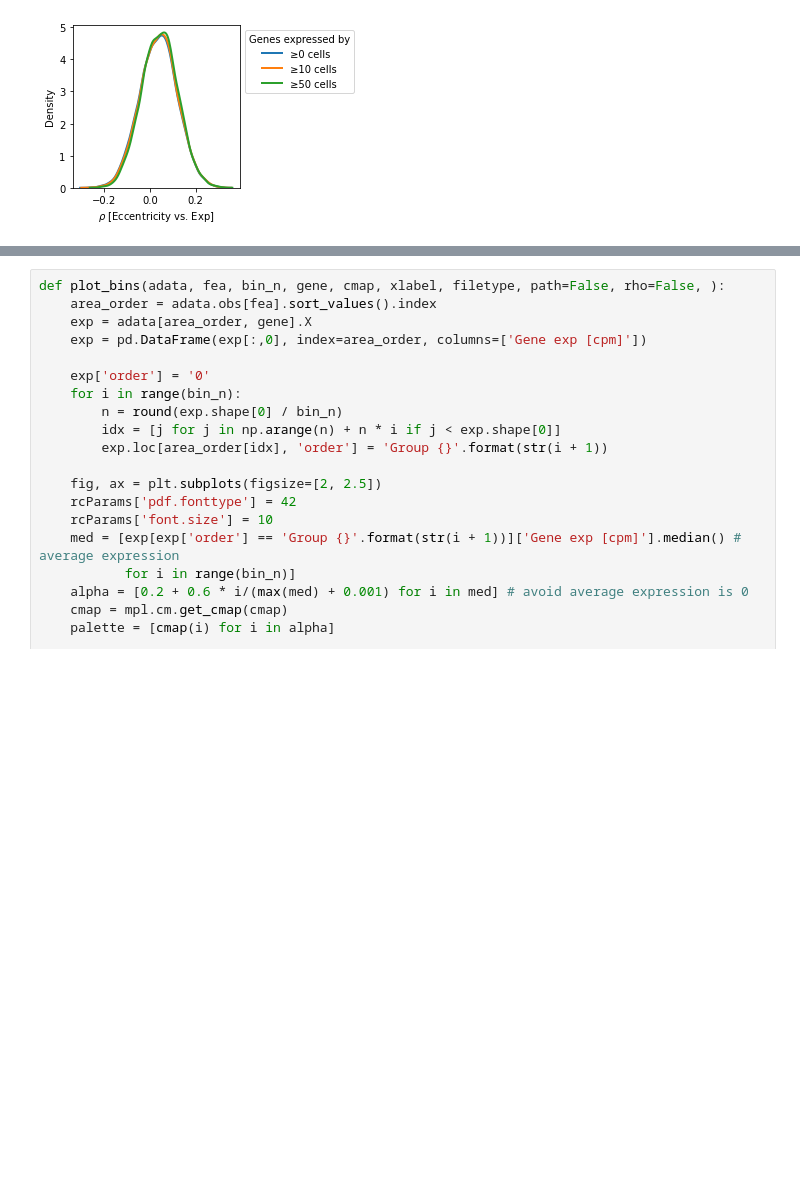
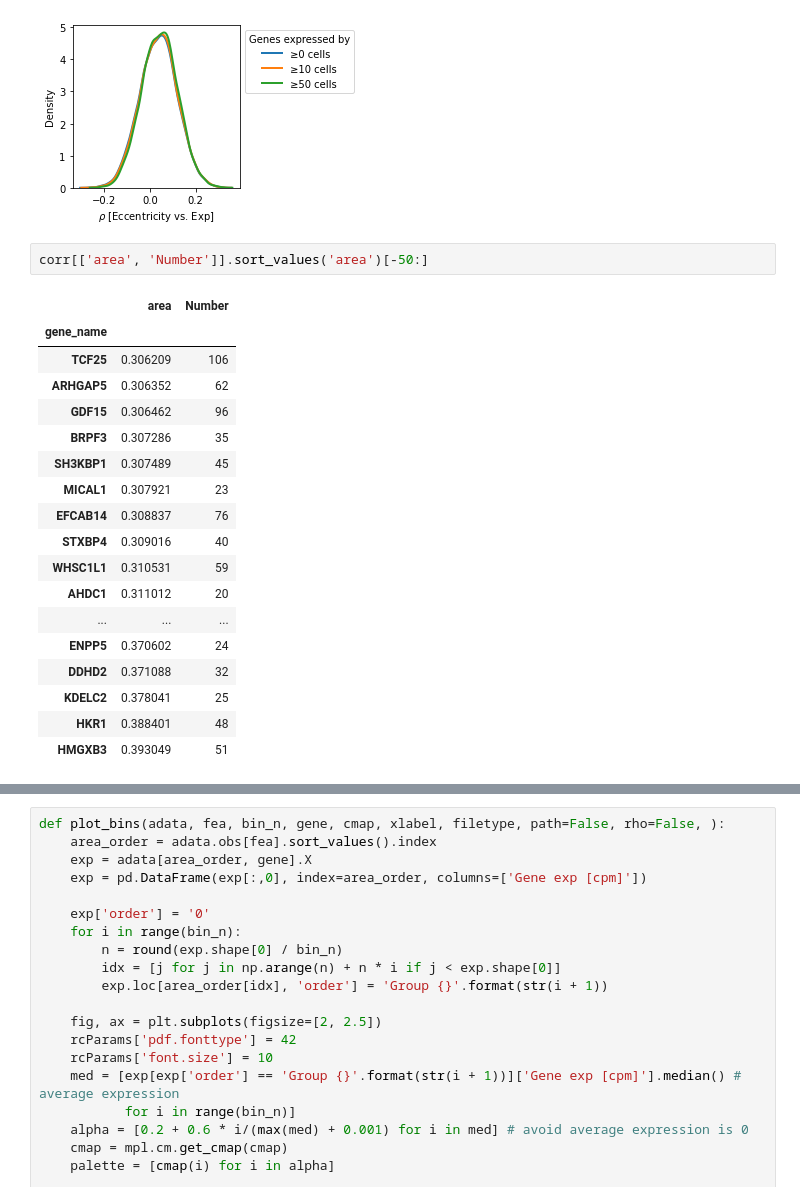
Before and after one commit to echosun77/echosun77-MCF7_hyperspectral_imaging_sequencing, a Jupyter notebook: figures/new_batches/figure3/feature_kdes.ipynb, the cells around one changed output, grey strips where cells are left out. Saved outputs shown, nothing was run; the diff lists cells and outputs as text; blank space fills up the shorter version.

```diff
--- a/figures/new_batches/figure3/feature_kdes.ipynb
+++ b/figures/new_batches/figure3/feature_kdes.ipynb
@@ -188,6 +188,27 @@ kdes(corr, 'area', path=save_figures)
 kdes(corr, 'eccentricity', path=save_figures)
 # %% [output]
 [figure]
+# %%
+corr[['area', 'Number']].sort_values('area')[-50:]
+# %% [output]
+|  | area | Number |
+| gene_name |  |  |
+| TCF25 | 0.306209 | 106 |
+| ARHGAP5 | 0.306352 | 62 |
+| GDF15 | 0.306462 | 96 |
+| BRPF3 | 0.307286 | 35 |
+| SH3KBP1 | 0.307489 | 45 |
+| MICAL1 | 0.307921 | 23 |
+| EFCAB14 | 0.308837 | 76 |
+| STXBP4 | 0.309016 | 40 |
+| WHSC1L1 | 0.310531 | 59 |
+| AHDC1 | 0.311012 | 20 |
+| ... | ... | ... |
+| ENPP5 | 0.370602 | 24 |
+| DDHD2 | 0.371088 | 32 |
+| KDELC2 | 0.378041 | 25 |
+| HKR1 | 0.388401 | 48 |
+| HMGXB3 | 0.393049 | 51 |
 # %%
 fea = 'area'
 n = 10
```
Also changed, not shown: parts of 12 cells of this notebook, 8 other files.
